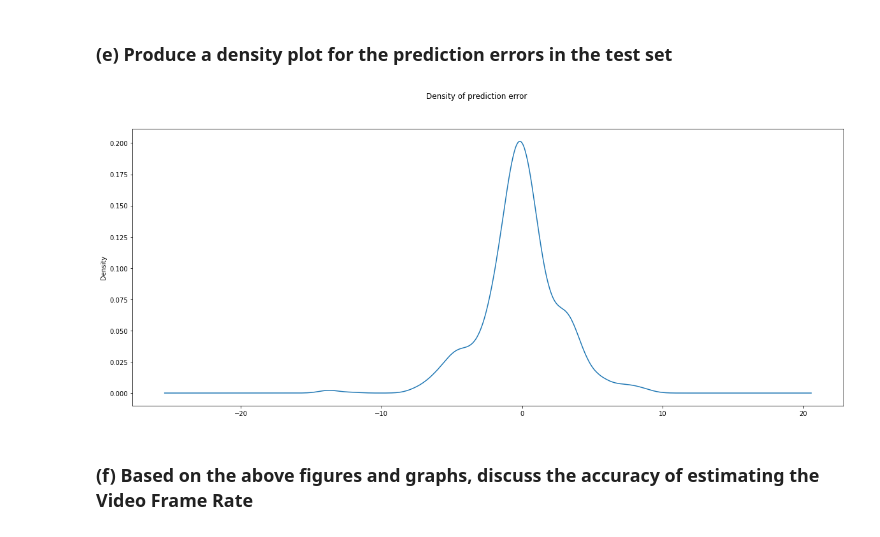
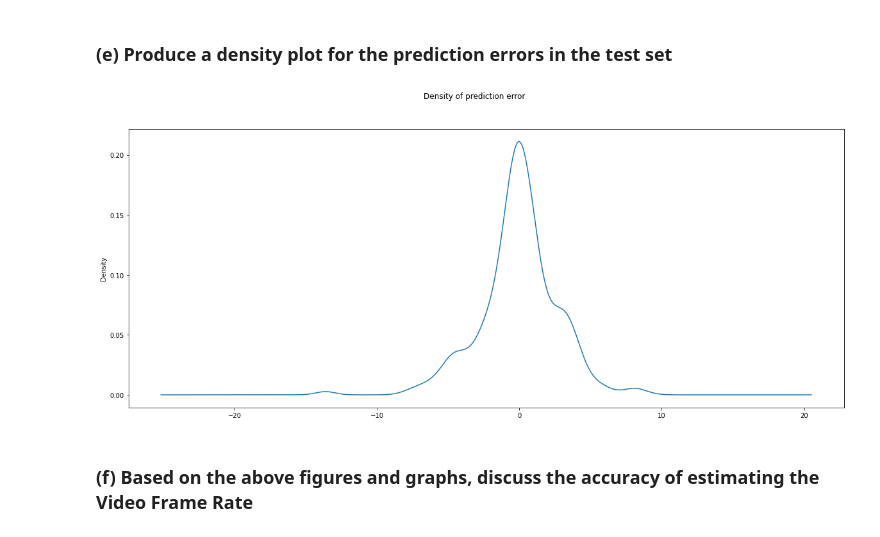
Before and after one commit to HugoGustavo/sla-machine-learning, a Jupyter notebook: Task II - Estimating Service Metrics from Device Statistics.ipynb, the cells around one changed output. Cells and saved outputs as stored; diff of their text form; code cells hidden in the pictures.

```diff
--- a/Task II - Estimating Service Metrics from Device Statistics.ipynb
+++ b/Task II - Estimating Service Metrics from Device Statistics.ipynb
@@ -30,7 +30,7 @@ del(data_set['TimeStamp'])
 (data_set_train, data_set_test) = sklearn.model_selection.train_test_split(data_set, test_size=0.3)
 # %%
 linear_regressor = sklearn.linear_model.LinearRegression()
-x = data_set_train.iloc[:, :-1] # all lines, all columns except the last
+x = data_set_train.iloc[:, 1:-1] # all lines, all columns except the the fisrt and last
 y = data_set_train.iloc[:, -1] # all lines and only last column
 linear_regressor.fit(x, y)
 print('The coefficients of our model M is', linear_regressor.coef_)
@@ -102,15 +103,15 @@ matplotlib.pyplot.show()
 # %% [markdown]
 ### (e) Produce a density plot for the prediction errors in the test set
 # %%
-x = data_set_test.iloc[:, :-1] # all lines, all columns except the last
+x = data_set_test.iloc[:, 1:-1] # all lines, all columns except the the fisrt and last
 y = data_set_test.iloc[:, -1] # all lines and only last column
 y_estimation = linear_regressor.predict(x)
 prediction_error = y - y_estimation
 prediction_error.plot.density(figsize=(20, 8))
 pylab.suptitle('Density of prediction error')
 matplotlib.pyplot.show()
 # %% [output]
-[figure, old version]
+[figure, new version]
 # %% [markdown]
 ### (f) Based on the above ﬁgures and graphs, discuss the accuracy of estimating the Video Frame Rate
 # %% [markdown]
```
Also changed, not shown: parts of 23 cells of this notebook, 4 other files.
